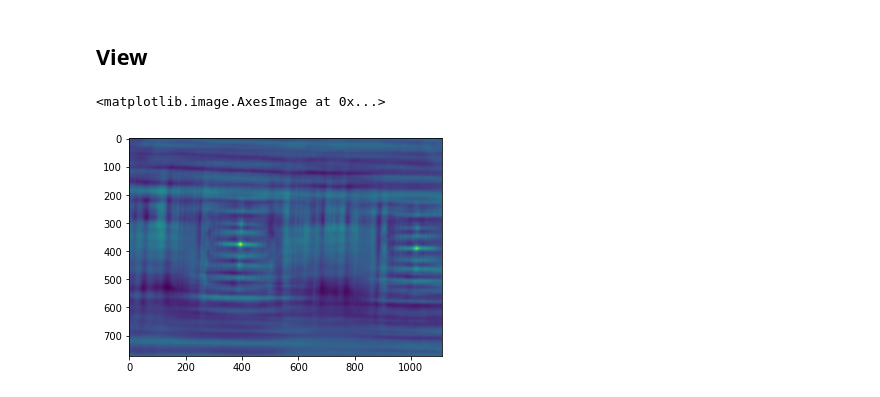
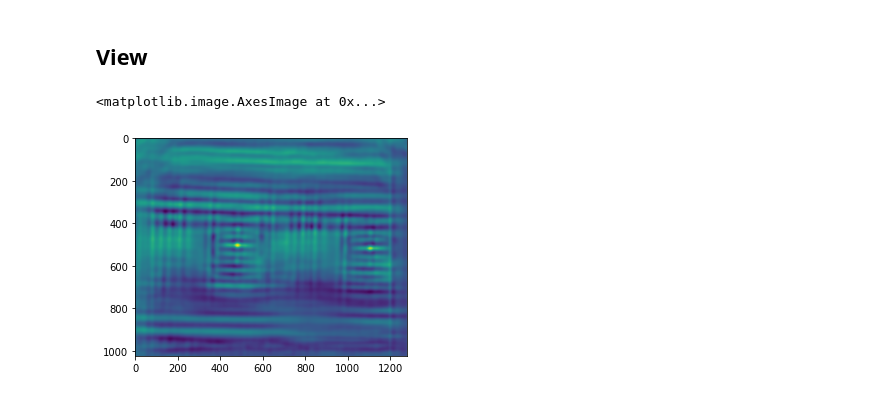
Before and after one commit to Abner0627/IPRV_Template-Matching, a Jupyter notebook: ipynb/main.ipynb, the cells around one changed output. Saved outputs shown, nothing was run; the diff lists cells and outputs as text; code cells hidden in the pictures.

```diff
--- a/ipynb/main.ipynb
+++ b/ipynb/main.ipynb
@@ -65,14 +98,26 @@ plt.imshow(tpl)
 [figure]
 # %% [markdown]
 ## View
-# %%
-I = cv2.cvtColor(img_org, cv2.COLOR_BGR2GRAY)
-T = cv2.cvtColor(tpl, cv2.COLOR_BGR2GRAY)
-
-sub_matrices = _sub(I, T)
-res = _match(sub_matrices, T)
-fig = plt.figure()
-plt.imshow(res)
-# %% [output]
-<matplotlib.image.AxesImage at 0x...>
-[figure, removed]
+# %%
+I_org = cv2.cvtColor(img_org, cv2.COLOR_BGR2GRAY)
+T_org = cv2.cvtColor(tpl, cv2.COLOR_BGR2GRAY)
+
+G = np.array([[1,  4,  6,  4, 1],
+              [4, 16, 24, 16, 4],
+              [6, 24, 36, 24, 6],
+              [4, 16, 24, 16, 4],
+              [1,  4,  6,  4, 1]])
+I = _DSP(I_org, G/16, iter=3)
+T = _DSP(T_org, G/16, iter=3)
+I_pad = _pad(I, T)
+
+sub_matrices = _sub(I_pad, T)
+CC = _match(sub_matrices, T)
+
+res = _USP(CC, G/4, iter=3)
+
+fig = plt.figure()
+plt.imshow(res)
+# %% [output]
+<matplotlib.image.AxesImage at 0x...>
+[figure, added]
```
Also changed, not shown: parts of 6 cells of this notebook, 1 other file.
